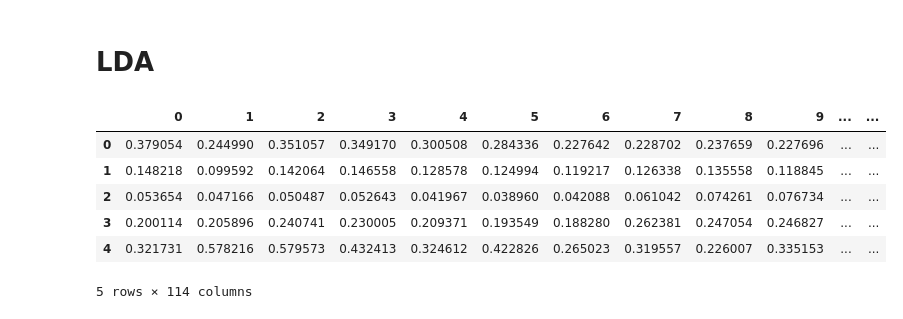
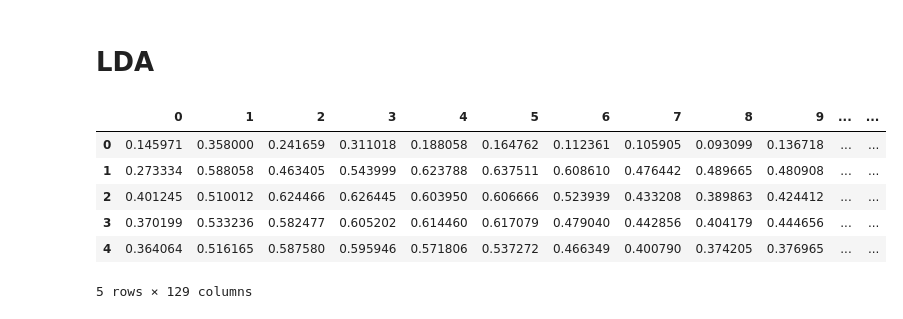
Before and after one commit to DeanPFZ/deep-audio-public, a Jupyter notebook: src/Clustering MFCC.ipynb, the cells around one changed output. Drawn from its saved outputs; the diff is of its cells as text; code cells hidden in the pictures.

```diff
--- a/src/Clustering MFCC.ipynb
+++ b/src/Clustering MFCC.ipynb
@@ -50,6 +46,0 @@ mapping = {'dog': 0,'rooster': 0,'pig': 0,'cow': 0,'frog': 0,'cat': 0,'hen': 0,
-# %%
-dataset['h_category'] = None
-for index, row in dataset.iterrows():
-    target = row['target']
-    classes[target] = row['category']
-    dataset.loc[index, 'h_category'] = mapping[row['category']]
@@ -68,7 +52,7 @@ We allow for previously preprocessed data to be retrieved for faster training tu
 # %%
 df = ps.preprocess_fold(dataset,
                         kind='mfcc',
-                        fld=range(2,6),
+                        fld=None,
                         blocksize=blocksize,
                         overlap=overlap)
 # %%
@@ -87,4 +82,4 @@ df.describe()
 # %%
-X = df.drop(['l_target', 'h_target'], axis=1)
-y_h = df['h_target']
-y_l = df['l_target']
+X = df.drop(['target', 'h_target', 'fold'], axis=1)
+y_h = pd.Series(df['h_target'])
+y_l = pd.Series(df['target'])
@@ -111,0 +86,5 @@ X_norm.head()
+# %%
+from sklearn.preprocessing import StandardScaler,MinMaxScaler
+scaler = MinMaxScaler()
+X = pd.DataFrame(scaler.fit_transform(X.values), columns=X.columns)
+X.head()
@@ -171,16 +188,16 @@ pl.scatter(svd_2d[:,0], svd_2d[:,1], c=y_l)
 # %%
 from sklearn.decomposition import LatentDirichletAllocation as LDA
 from sklearn.preprocessing import minmax_scale
-X_scale = pd.DataFrame(minmax_scale(X_norm))
+X_scale = pd.DataFrame(minmax_scale(X))
 X_scale.head()
 # %% [output]
 |  | 0 | 1 | 2 | 3 | 4 | 5 | 6 | 7 | 8 | 9 | ... | ... |
-| 0 | 0.379054 | 0.244990 | 0.351057 | 0.349170 | 0.300508 | 0.284336 | 0.227642 | 0.228702 | 0.237659 | 0.227696 | ... | ... |
-| 1 | 0.148218 | 0.099592 | 0.142064 | 0.146558 | 0.128578 | 0.124994 | 0.119217 | 0.126338 | 0.135558 | 0.118845 | ... | ... |
-| 2 | 0.053654 | 0.047166 | 0.050487 | 0.052643 | 0.041967 | 0.038960 | 0.042088 | 0.061042 | 0.074261 | 0.076734 | ... | ... |
-| 3 | 0.200114 | 0.205896 | 0.240741 | 0.230005 | 0.209371 | 0.193549 | 0.188280 | 0.262381 | 0.247054 | 0.246827 | ... | ... |
-| 4 | 0.321731 | 0.578216 | 0.579573 | 0.432413 | 0.324612 | 0.422826 | 0.265023 | 0.319557 | 0.226007 | 0.335153 | ... | ... |
+| 0 | 0.145971 | 0.358000 | 0.241659 | 0.311018 | 0.188058 | 0.164762 | 0.112361 | 0.105905 | 0.093099 | 0.136718 | ... | ... |
+| 1 | 0.273334 | 0.588058 | 0.463405 | 0.543999 | 0.623788 | 0.637511 | 0.608610 | 0.476442 | 0.489665 | 0.480908 | ... | ... |
+| 2 | 0.401245 | 0.510012 | 0.624466 | 0.626445 | 0.603950 | 0.606666 | 0.523939 | 0.433208 | 0.389863 | 0.424412 | ... | ... |
+| 3 | 0.370199 | 0.533236 | 0.582477 | 0.605202 | 0.614460 | 0.617079 | 0.479040 | 0.442856 | 0.404179 | 0.444656 | ... | ... |
+| 4 | 0.364064 | 0.516165 | 0.587580 | 0.595946 | 0.571806 | 0.537272 | 0.466349 | 0.400790 | 0.374205 | 0.376965 | ... | ... |
-5 rows × 114 columns
+5 rows × 129 columns
 # %%
 lda = LDA(n_components=2).fit(X_scale)
 # %%
```
Also changed, not shown: parts of 34 cells of this notebook, 33 other files.
